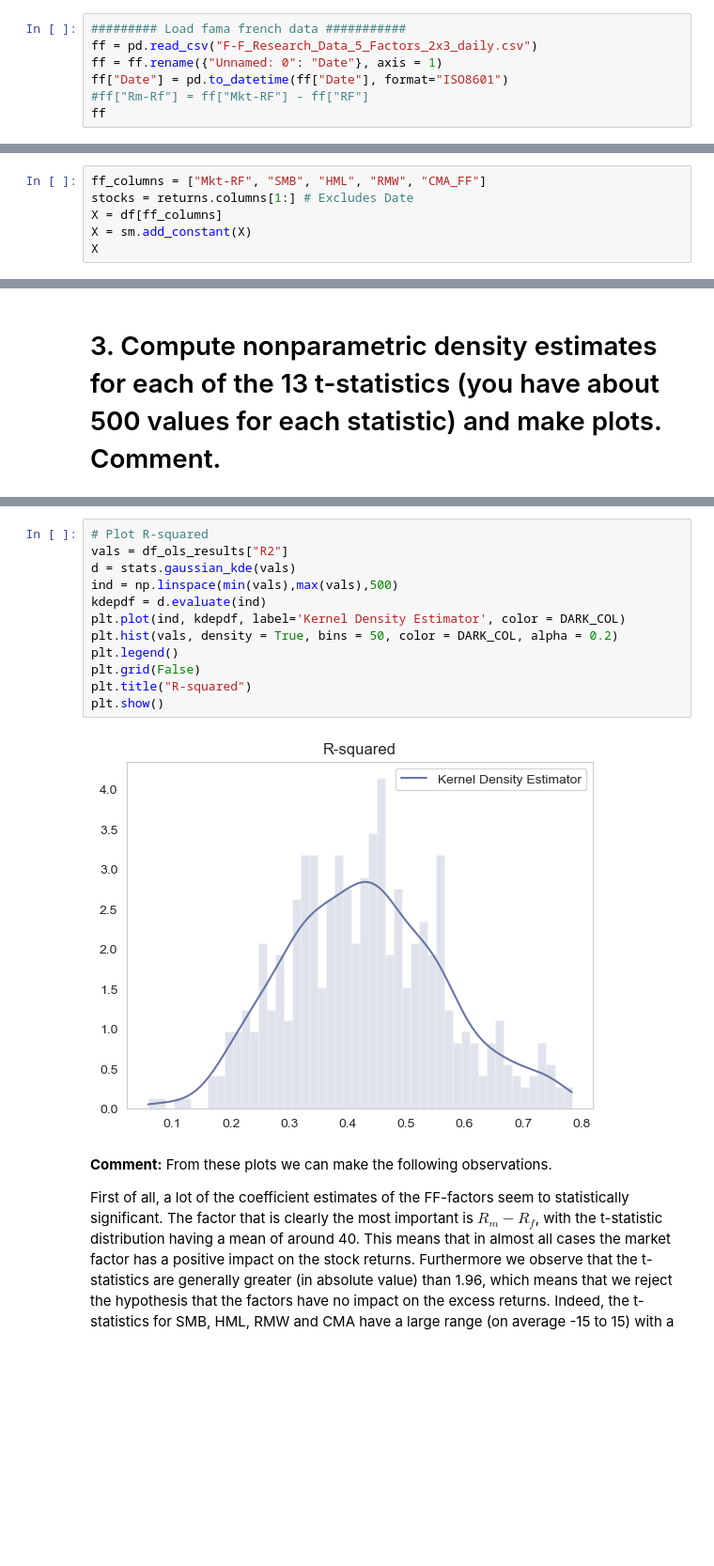
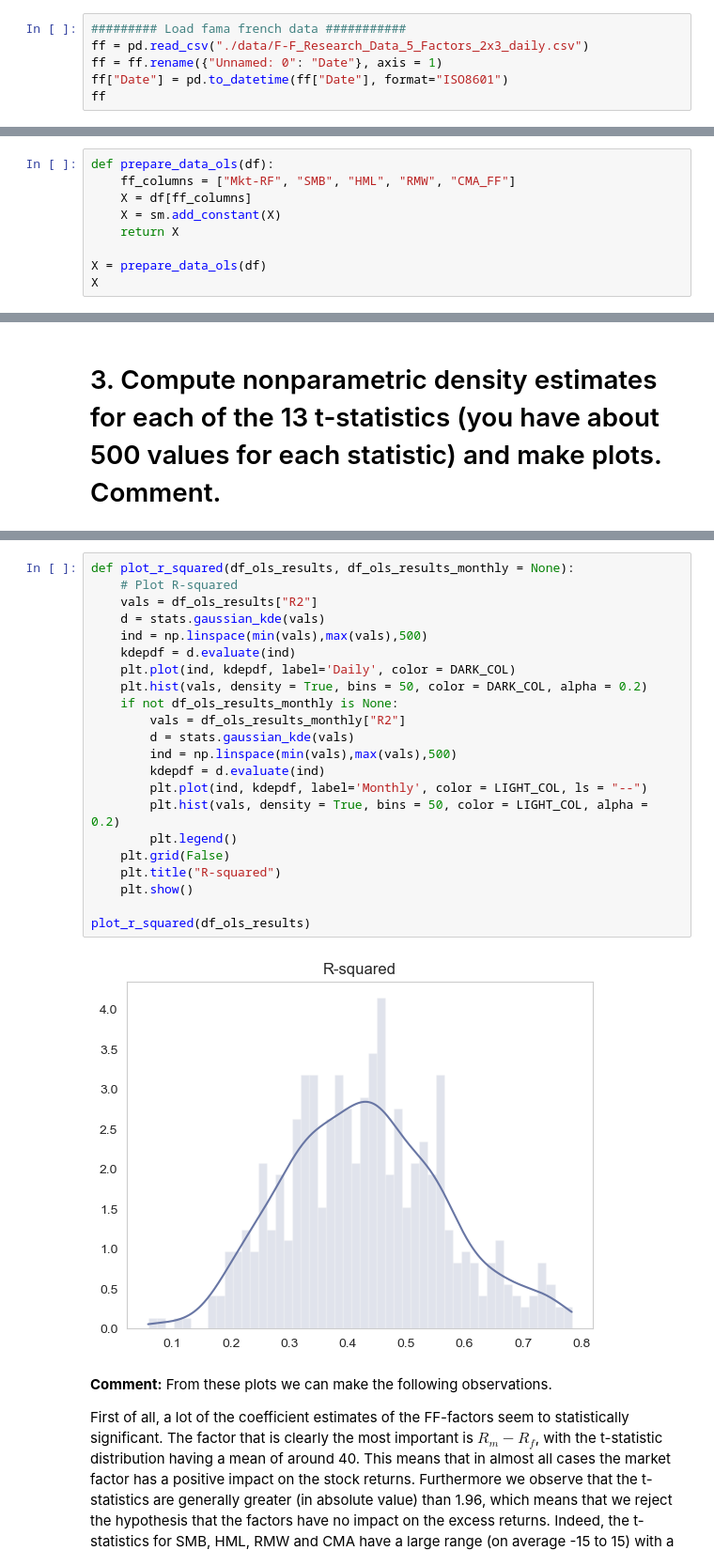
Before and after one commit to oskargirardin/Financial_Econometrics_Hwk3, a Jupyter notebook: Hwk3.ipynb, the cells around one changed output, grey strips where cells are left out. Shown at 94% size. Cells and saved outputs as stored; diff of their text form; blank space fills up the shorter version.

```diff
--- a/Hwk3.ipynb
+++ b/Hwk3.ipynb
@@ -19,10 +19,9 @@ DARK_COL = "#6876a4"
 LIGHT_COL = "#f0b64d"
 # %%
 ######### Load fama french data ###########
-ff = pd.read_csv("F-F_Research_Data_5_Factors_2x3_daily.csv")
+ff = pd.read_csv("./data/F-F_Research_Data_5_Factors_2x3_daily.csv")
 ff = ff.rename({"Unnamed: 0": "Date"}, axis = 1)
 ff["Date"] = pd.to_datetime(ff["Date"], format="ISO8601")
-#ff["Rm-Rf"] = ff["Mkt-RF"] - ff["RF"]
 ff
 # %% [output]
 |  | Date | Mkt-RF | SMB | HML | RMW | CMA | RF |
@@ -112,8 +109,11 @@ df
 # %%
-ff_columns = ["Mkt-RF", "SMB", "HML", "RMW", "CMA_FF"]
-stocks = returns.columns[1:] # Excludes Date
-X = df[ff_columns]
-X = sm.add_constant(X)
+def prepare_data_ols(df):
+    ff_columns = ["Mkt-RF", "SMB", "HML", "RMW", "CMA_FF"]
+    X = df[ff_columns]
+    X = sm.add_constant(X)
+    return X
+
+X = prepare_data_ols(df)
 X
 # %% [output]
 |  | const | Mkt-RF | SMB | HML | RMW | CMA_FF |
@@ -205,19 +209,29 @@ plt.show()
 # %% [output]
 [figure]
 # %%
-# Plot R-squared
-vals = df_ols_results["R2"]
-d = stats.gaussian_kde(vals)
-ind = np.linspace(min(vals),max(vals),500)
-kdepdf = d.evaluate(ind)
-plt.plot(ind, kdepdf, label='Kernel Density Estimator', color = DARK_COL)
-plt.hist(vals, density = True, bins = 50, color = DARK_COL, alpha = 0.2)
-plt.legend()
-plt.grid(False)
-plt.title("R-squared")
-plt.show()
+def plot_r_squared(df_ols_results, df_ols_results_monthly = None):
+    # Plot R-squared
+    vals = df_ols_results["R2"]
+    d = stats.gaussian_kde(vals)
+    ind = np.linspace(min(vals),max(vals),500)
+    kdepdf = d.evaluate(ind)
+    plt.plot(ind, kdepdf, label='Daily', color = DARK_COL)
+    plt.hist(vals, density = True, bins = 50, color = DARK_COL, alpha = 0.2)
+    if not df_ols_results_monthly is None:
+        vals = df_ols_results_monthly["R2"]
+        d = stats.gaussian_kde(vals)
+        ind = np.linspace(min(vals),max(vals),500)
+        kdepdf = d.evaluate(ind)
+        plt.plot(ind, kdepdf, label='Monthly', color = LIGHT_COL, ls = "--")
+        plt.hist(vals, density = True, bins = 50, color = LIGHT_COL, alpha = 0.2)
+        plt.legend()
+    plt.grid(False)
+    plt.title("R-squared")
+    plt.show()
+
+plot_r_squared(df_ols_results)
 # %% [output]
-[figure, old version]
+[figure, new version]
 # %% [markdown]
 **Comment:** From these plots we can make the following observations.
 
```
Also changed, not shown: parts of 38 cells of this notebook, 2 other files.
